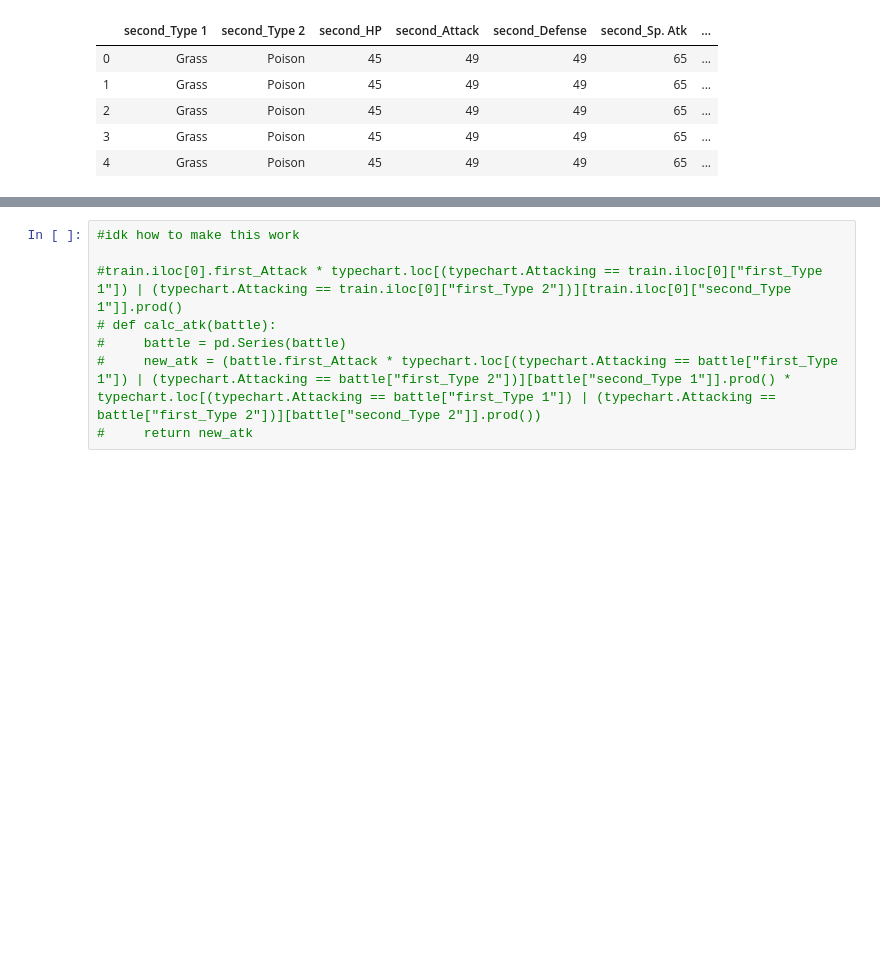
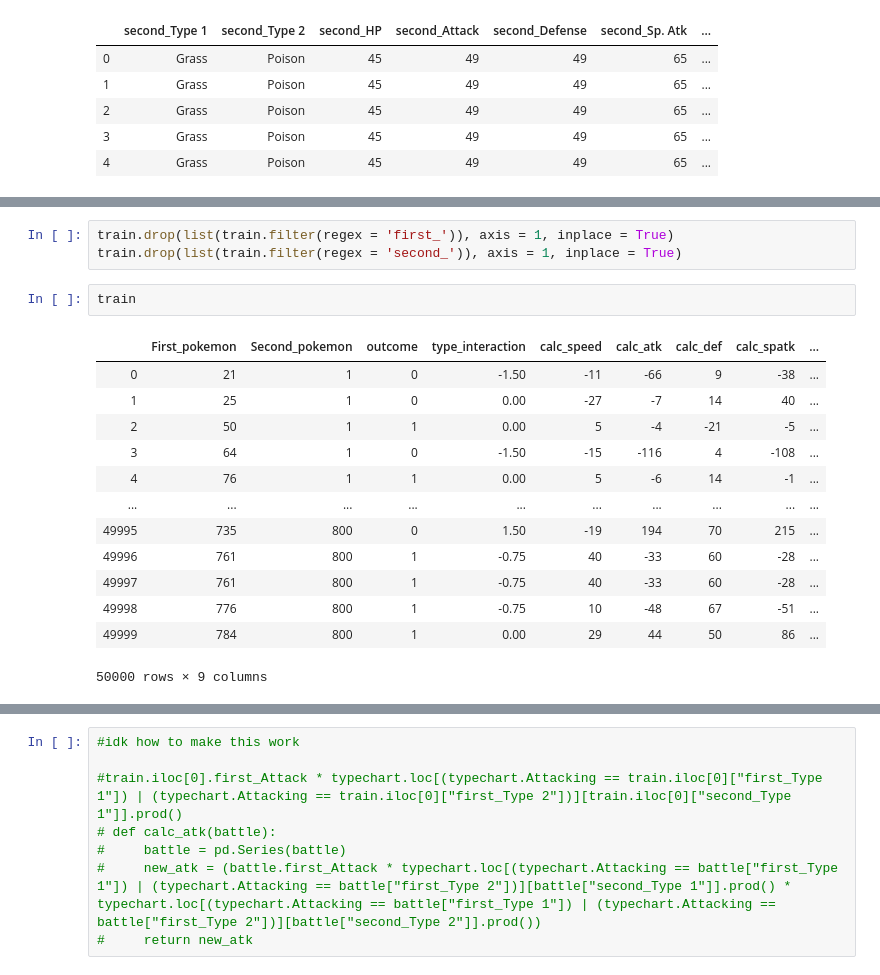
Before and after one commit to TresYap/pokemon_match_prediction, a Jupyter notebook: eda_preprocessing.ipynb, the cells around one changed output, grey strips where cells are left out. Cells and saved outputs as stored; diff of their text form; blank space fills up the shorter version.

```diff
--- a/eda_preprocessing.ipynb
+++ b/eda_preprocessing.ipynb
@@ -162,0 +185,19 @@ train.sample(10)
+# %%
+train.drop(list(train.filter(regex = 'first_')), axis = 1, inplace = True)
+train.drop(list(train.filter(regex = 'second_')), axis = 1, inplace = True)
+# %%
+train
+# %% [output]
+|  | First_pokemon | Second_pokemon | outcome | type_interaction | calc_speed | calc_atk | calc_def | calc_spatk | ... |
+| 0 | 21 | 1 | 0 | -1.50 | -11 | -66 | 9 | -38 | ... |
+| 1 | 25 | 1 | 0 | 0.00 | -27 | -7 | 14 | 40 | ... |
+| 2 | 50 | 1 | 1 | 0.00 | 5 | -4 | -21 | -5 | ... |
+| 3 | 64 | 1 | 0 | -1.50 | -15 | -116 | 4 | -108 | ... |
+| 4 | 76 | 1 | 1 | 0.00 | 5 | -6 | 14 | -1 | ... |
+| ... | ... | ... | ... | ... | ... | ... | ... | ... | ... |
+| 49995 | 735 | 800 | 0 | 1.50 | -19 | 194 | 70 | 215 | ... |
+| 49996 | 761 | 800 | 1 | -0.75 | 40 | -33 | 60 | -28 | ... |
+| 49997 | 761 | 800 | 1 | -0.75 | 40 | -33 | 60 | -28 | ... |
+| 49998 | 776 | 800 | 1 | -0.75 | 10 | -48 | 67 | -51 | ... |
+| 49999 | 784 | 800 | 1 | 0.00 | 29 | 44 | 50 | 86 | ... |
+50000 rows × 9 columns
```
Also changed, not shown: parts of 21 cells of this notebook, 2 other files.
